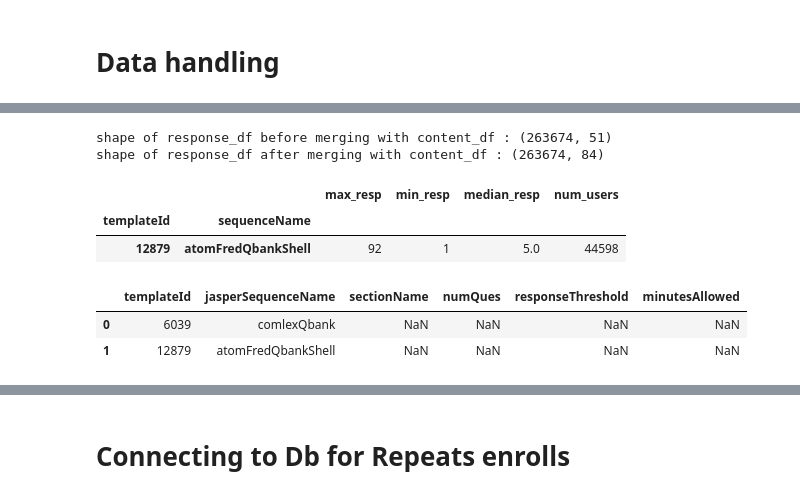
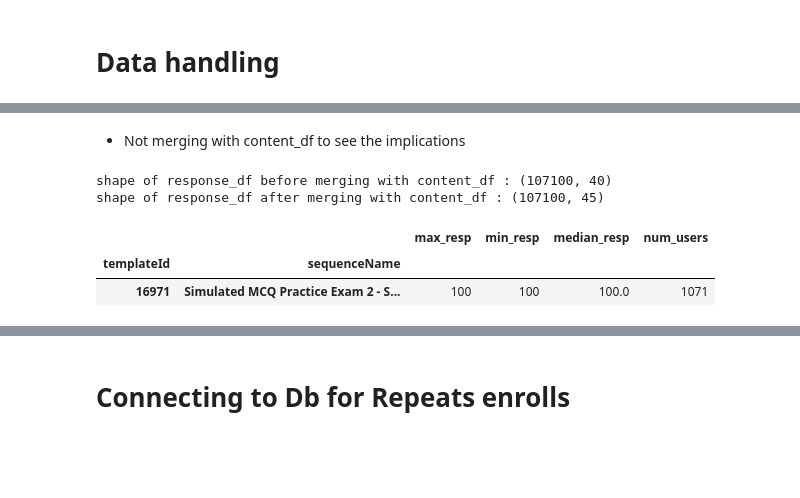
Before and after one commit to KaplanTestPrep/item_analysis_automation, a Jupyter notebook: data_cleaning/Python/Example.ipynb, the cells around one changed output, grey strips where cells are left out. Drawn from its saved outputs; the diff is of its cells as text; code cells hidden in the pictures; blank space fills up the shorter version.

```diff
--- a/data_cleaning/Python/Example.ipynb
+++ b/data_cleaning/Python/Example.ipynb
@@ -159,3 +90,8 @@ response_df['sectionName'] = response_df['sectionTitle']
+# %%
+#renaming the column names of original data to avoid changing the code
+activity_df.rename(columns={'kbs_enrollment_id':'enrollment_id',
+                           'date_created':'timestamp_created',
+                           'date_completed':'timestamp_completed'}, inplace= True)
 # %%
 activity_df.rename(columns={'history_db_id': 'historiesDb',
                             'student_id' : 'jasperUserId',
@@ -188,6 +125,11 @@ New columns added from activity_df with activity_df: {'dateCreated', 'dateComple
 #changing kbs_enrollment_id to string as in cleaning function to remove 0 kbseids we are comparing as string
 response_df['kbsEnrollmentId'].fillna(value = 0, inplace = True)
 response_df['kbsEnrollmentId'] = response_df['kbsEnrollmentId'].astype('str')
+# %% [markdown]
+* Not merging with content_df to see the implications
+# %%
+#renaming the column names of original data to avoid changing the code
+content_df.rename(columns={'answer_index':'correct_answer'}, inplace= True)
 # %%
 content_df.rename(columns = {'content_item_id' : 'contentItemId',
                             'content_item_name' : 'contentItemName',
@@ -197,45 +139,42 @@ content_df.rename(columns = {'content_item_id' : 'contentItemId',
                             'parent_item_name' : 'parentname',
                             'correct_answer':'correctAnswer'}, inplace = True)
 
+content_df['correctAnswer'] = content_df['correctAnswer'].replace(ans_dt)
+
+content_df = content_df[content_df['template_id']==template][['source_system', 'history_db_id', 'contentItemId', 'contentItemName',
+                                                'interactiontypename', 'countchoices', 'correctAnswer']].drop_duplicates(ignore_index=True)
+
 #category name vary based on problem, so check the data
 #mergning with response_df
 print('shape of response_df before merging with content_df :', response_df.shape)
 
 response_df = pd.merge(response_df, content_df,
-                       how = 'inner',
+                       how = 'left',
                       on = ['contentItemId', 'contentItemName'])
 
 print('shape of response_df after merging with content_df :', response_df.shape)
 # %% [output]
-shape of response_df before merging with content_df : (263674, 51)
-shape of response_df after merging with content_df : (263674, 84)
+shape of response_df before merging with content_df : (107100, 40)
+shape of response_df after merging with content_df : (107100, 45)
+# %%
+#section name col is empty, so using it for noting exam names
+response_df.loc[response_df['templateId']==44, 'sectionName'] = 'Final exam'
+response_df.loc[response_df['templateId']==46, 'sectionName'] = 'Midterm exam'
+response_df.loc[response_df['templateId']==5755, 'sectionName'] = 'Diagnostic exam'
+response_df.loc[response_df['templateId']==16968, 'sectionName'] = 'Mid-Term Practice Exam 1 - Summer20'
+response_df.loc[response_df['templateId']==16969, 'sectionName'] = 'Mid-Term Practice Exam 2 - Summer20'
+response_df.loc[response_df['templateId']==16970, 'sectionName'] = 'Simulated Practice Exam 1 - Summer20'
+response_df.loc[response_df['templateId']==16971, 'sectionName'] = 'Simulated Practice Exam 2 - Summer20'
 # %%
 #responses summary
-response_summary = response_df[response_df['sequenceStatus'].str.lower() == 'completed'].groupby(['templateId', 'sequenceName', 'sectionName', 'jasperUserId'])[['sequenceId']].agg('count').reset_index()
+response_summary = response_df[response_df['sequenceStatus'].str.lower() == 'complete'].groupby(['templateId', 'sequenceName', 'sectionName', 'jasperUserId'])[['sequenceId']].agg('count').reset_index()
 response_summary.rename(columns = {'sequenceId' : 'num_responses'}, inplace = True)
 
 response_summary = response_summary.groupby(['templateId', 'sequenceName'])[['num_responses']].agg(['max', 'min', 'median', 'count'])
 response_summary.columns = ['max_resp', 'min_resp', 'median_resp', 'num_users']
 
 response_summary
 # %% [output]
 |  |  | max_resp | min_resp | median_resp | num_users |
 | templateId | sequenceName |  |  |  |  |
-| 12879 | atomFredQbankShell | 92 | 1 | 5.0 | 44598 |
+| 16971 | Simulated MCQ Practice Exam 2 - S... | 100 | 100 | 100.0 | 1071 |
-# %%
-test_map = pd.DataFrame()
-test_map['templateId'] = [6039, 12879]
-test_map['jasperSequenceName'] = ['comlexQbank',
-                                 'atomFredQbankShell']
-
-test_map['sectionName'] = [np.nan, np.nan]
-
-test_map['numQues'] = [np.nan, np.nan]
-test_map['responseThreshold'] = [np.nan, np.nan]
-test_map['minutesAllowed'] = [np.nan, np.nan]
-
-test_map
-# %% [output]
-|  | templateId | jasperSequenceName | sectionName | numQues | responseThreshold | minutesAllowed |
-| 0 | 6039 | comlexQbank | NaN | NaN | NaN | NaN |
-| 1 | 12879 | atomFredQbankShell | NaN | NaN | NaN | NaN |
```
Also changed, not shown: parts of 31 cells of this notebook.
